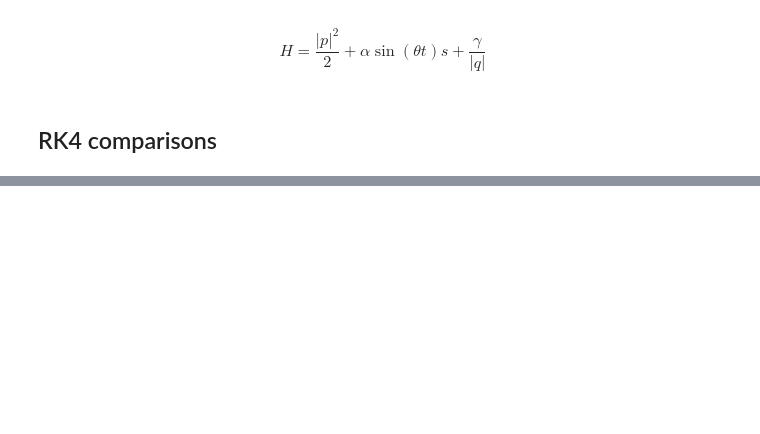
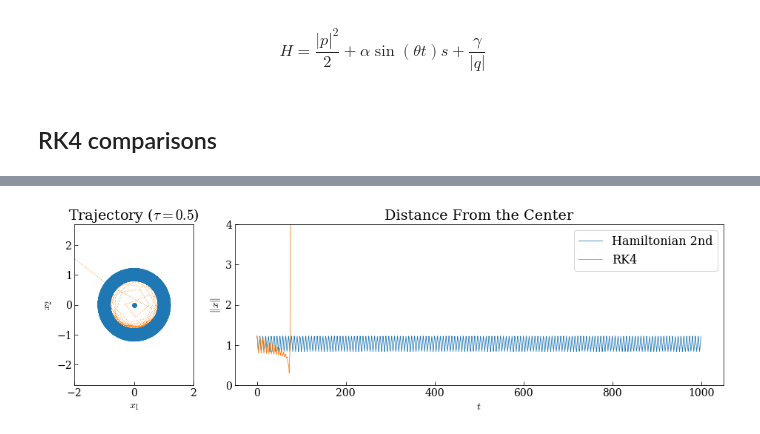
Before and after one commit to mseri/gsi2021, a Jupyter notebook: The Time-Perturbed Kepler model.ipynb, the cells around one changed output, grey strips where cells are left out. Cells and saved outputs as stored; diff of their text form; code cells hidden in the pictures; blank space fills up the shorter version.

```diff
--- a/The Time-Perturbed Kepler model.ipynb
+++ b/The Time-Perturbed Kepler model.ipynb
@@ -251,34 +255,36 @@ for (p0, q0) in [init]:
 
     axo.set_aspect('equal', adjustable='box')
 
     axo.set_xlim(-2, 2)
     axo.set_ylim(-2.7, 2.7)
 
     axo.set_xlabel("$x_1$")
     axo.set_ylabel("$x_2$")
 
     #axo.legend(loc='lower left')
 
     axe = fig.add_subplot(gs[0,1:])
     axe.set_title("Distance From the Center")
 
     axe.plot(tspan,
              dc,
              linewidth=0.8, label="Hamiltonian 2nd")
 
     axe.plot(tspan,
              drk,
              linewidth=0.8, label="RK4")
 
     axe.set_ylim(0, 4)
     axe.legend(loc='upper right')
 
     axe.set_xlabel("$t$")
-    axe.set_xlabel("$\|x\|$")
+    axe.set_ylabel("$\|x\|$")
 
     fig.savefig(f"TPK05.pdf", bbox_inches='tight')
 
     fig.show()
+# %% [output]
+[figure, added]
 # %%
 tpk = TimePerturbedKepler(-0.05, np.pi, -1)
 dt = 0.3
```
Also changed, not shown: parts of 4 cells of this notebook, 7 other files.
